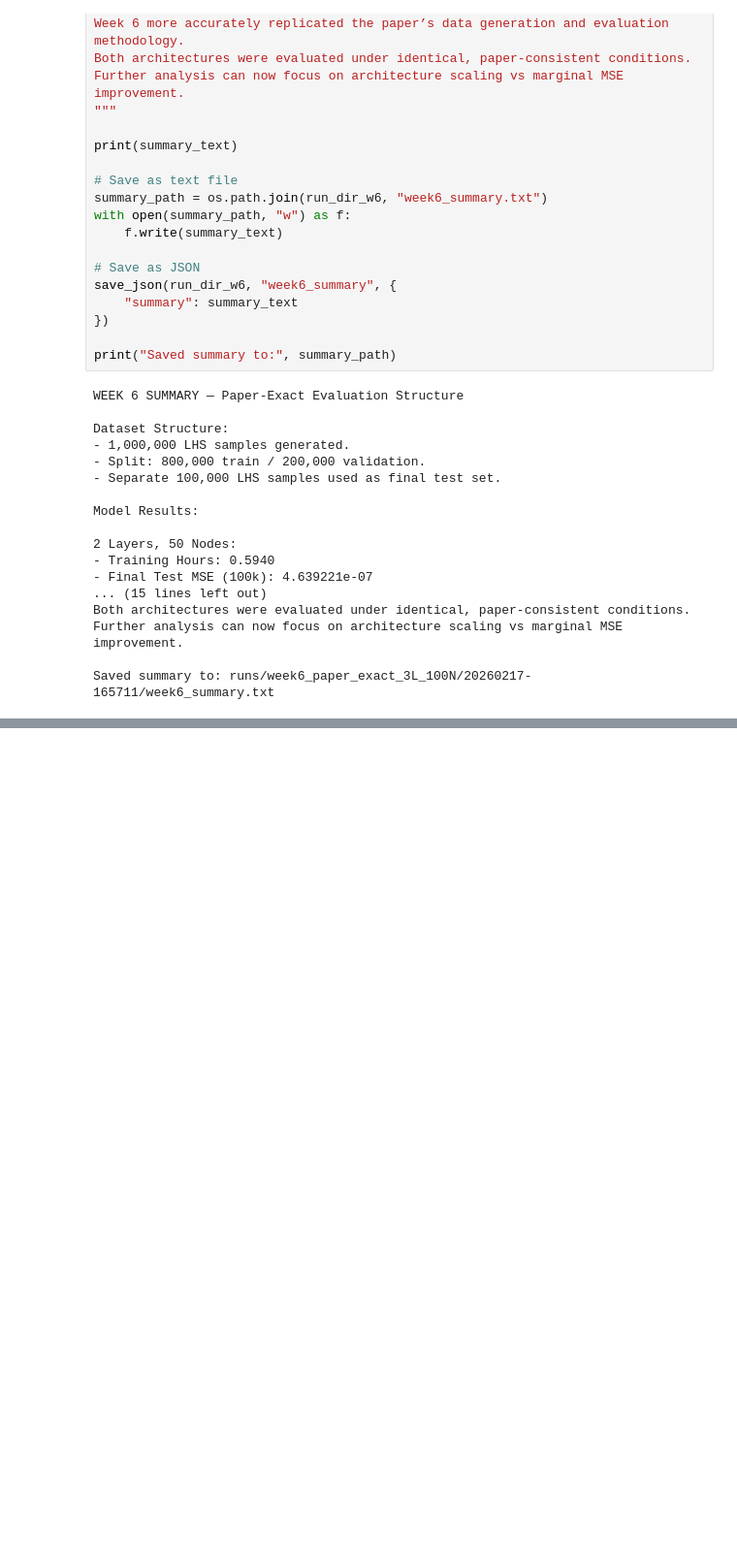
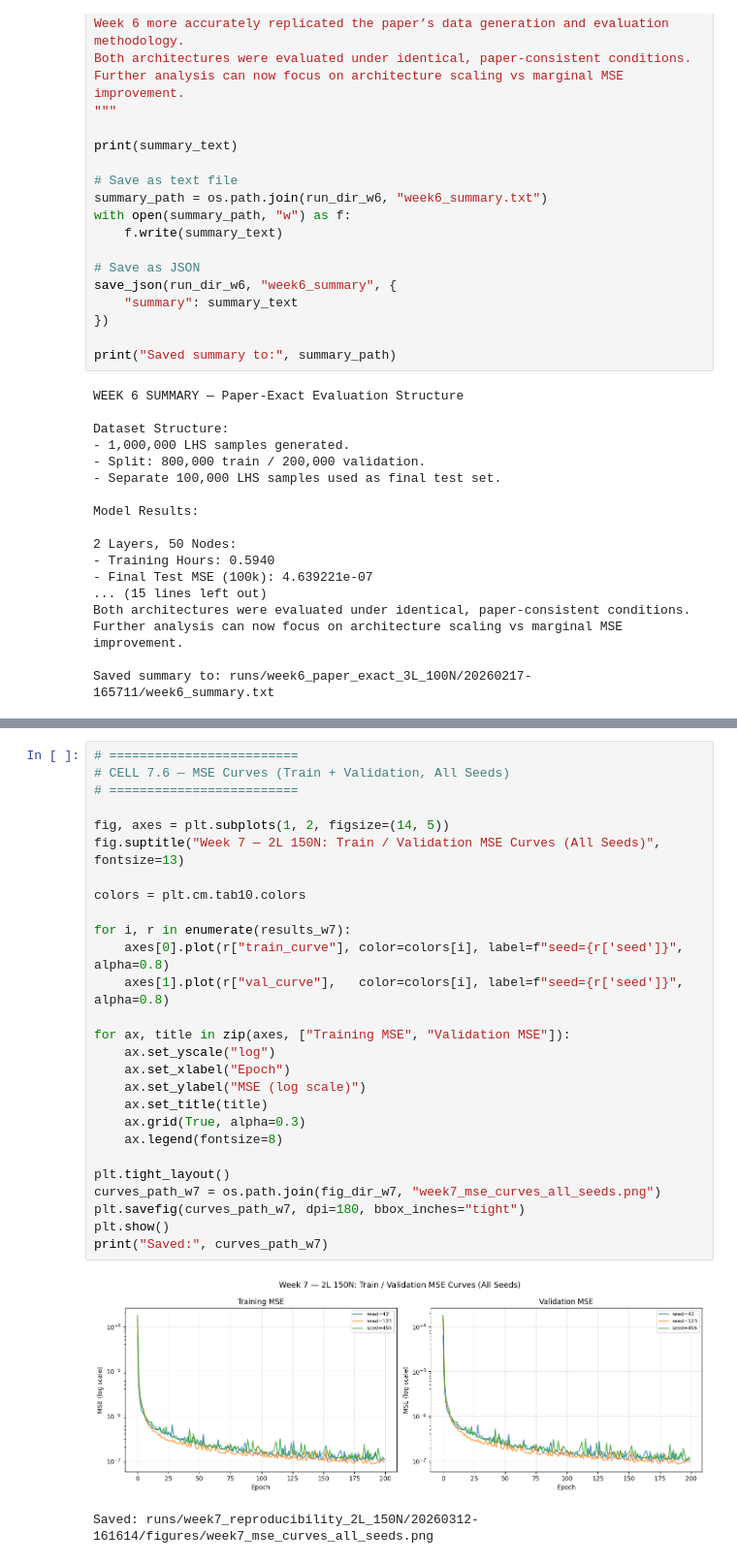
Before and after one commit to JosephOuyang/machine_learning_for_options_pricing_and_implied_volatility, a Jupyter notebook: notebooks/options_pricing_main.ipynb, the cells around one changed output, grey strips where cells are left out. Shown at 97% size. Drawn from its saved outputs; the diff is of its cells as text; blank space fills up the shorter version.

```diff
--- a/notebooks/options_pricing_main.ipynb
+++ b/notebooks/options_pricing_main.ipynb
@@ -2617,0 +2958,30 @@ Saved summary to: runs/week6_paper_exact_3L_100N/20260217-165711/week6_summary.t
+# %%
+# =========================
+# CELL 7.6 — MSE Curves (Train + Validation, All Seeds)
+# =========================
+
+fig, axes = plt.subplots(1, 2, figsize=(14, 5))
+fig.suptitle("Week 7 — 2L 150N: Train / Validation MSE Curves (All Seeds)", fontsize=13)
+
+colors = plt.cm.tab10.colors
+
+for i, r in enumerate(results_w7):
+    axes[0].plot(r["train_curve"], color=colors[i], label=f"seed={r['seed']}", alpha=0.8)
+    axes[1].plot(r["val_curve"],   color=colors[i], label=f"seed={r['seed']}", alpha=0.8)
+
+for ax, title in zip(axes, ["Training MSE", "Validation MSE"]):
+    ax.set_yscale("log")
+    ax.set_xlabel("Epoch")
+    ax.set_ylabel("MSE (log scale)")
+    ax.set_title(title)
+    ax.grid(True, alpha=0.3)
+    ax.legend(fontsize=8)
+
+plt.tight_layout()
+curves_path_w7 = os.path.join(fig_dir_w7, "week7_mse_curves_all_seeds.png")
+plt.savefig(curves_path_w7, dpi=180, bbox_inches="tight")
+plt.show()
+print("Saved:", curves_path_w7)
+# %% [output]
+[figure, added]
+Saved: runs/week7_reproducibility_2L_150N/20260312-161614/figures/week7_mse_curves_all_seeds.png
```
Also changed, not shown: parts of 8 cells of this notebook.
